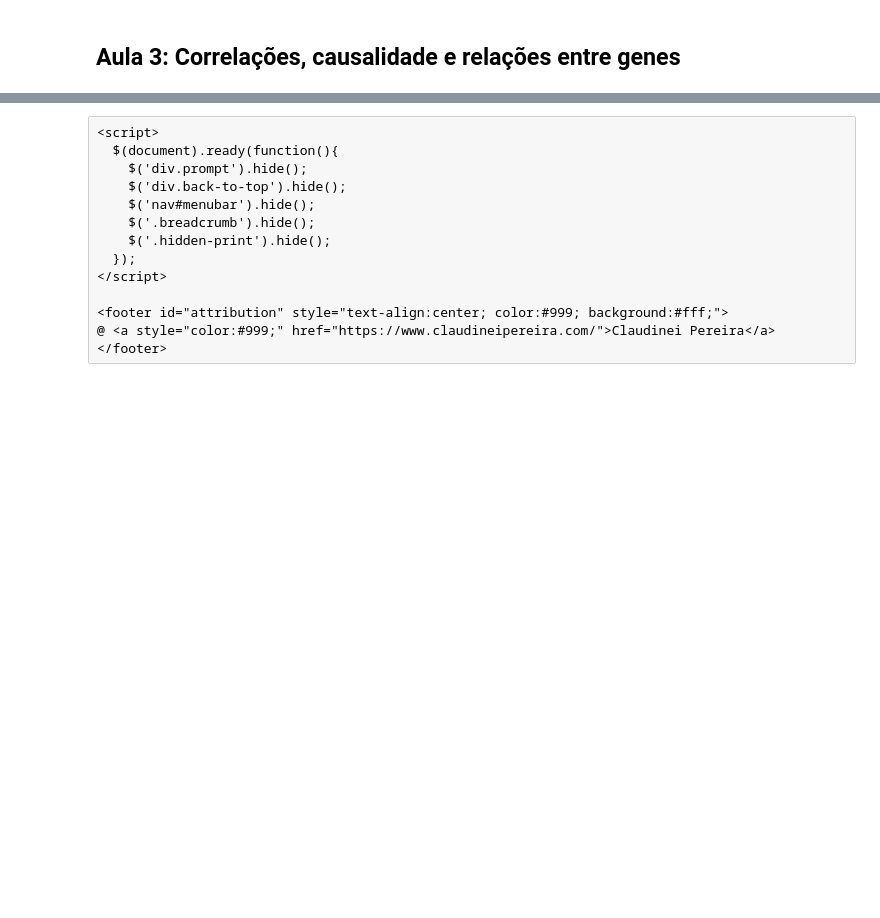
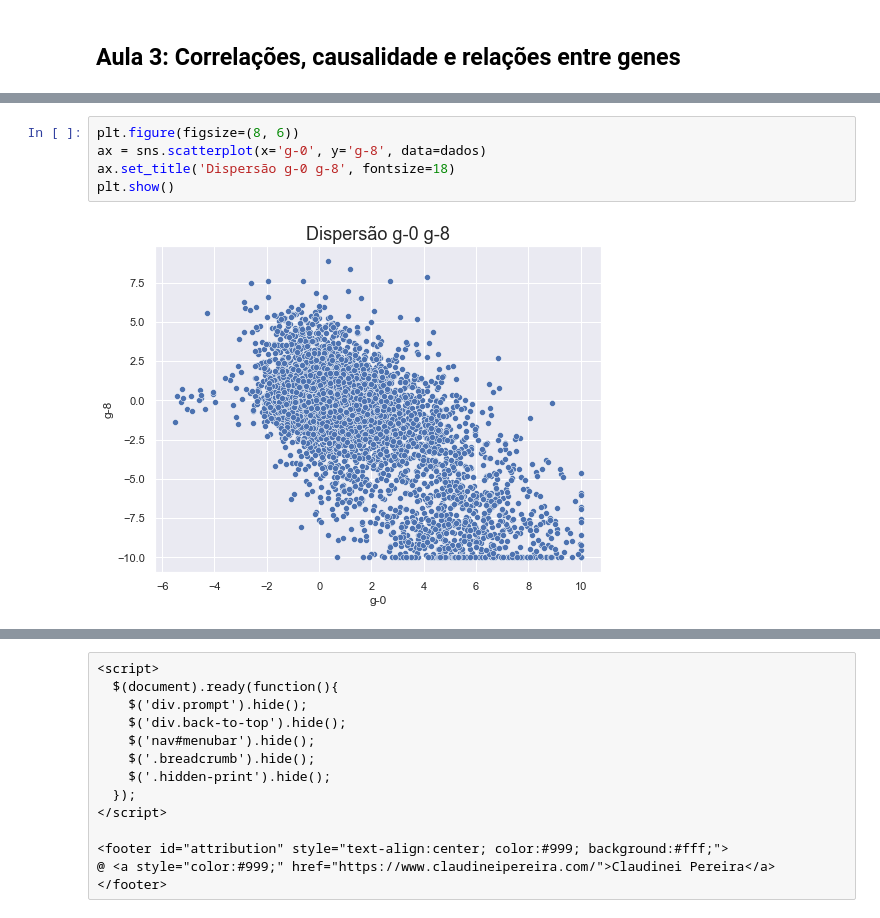
Before and after one commit to claudineipereira/alura-imersaodados3, a Jupyter notebook: aula3.ipynb, the cells around one changed output, grey strips where cells are left out. Cells and saved outputs as stored; diff of their text form; blank space fills up the shorter version.

```diff
--- a/aula3.ipynb
+++ b/aula3.ipynb
@@ -76,0 +182,7 @@ dados.describe()
+# %%
+plt.figure(figsize=(8, 6))
+ax = sns.scatterplot(x='g-0', y='g-8', data=dados)
+ax.set_title('Dispersão g-0 g-8', fontsize=18)
+plt.show()
+# %% [output]
+[figure, added]
```
Also changed, not shown: parts of 55 cells of this notebook.
